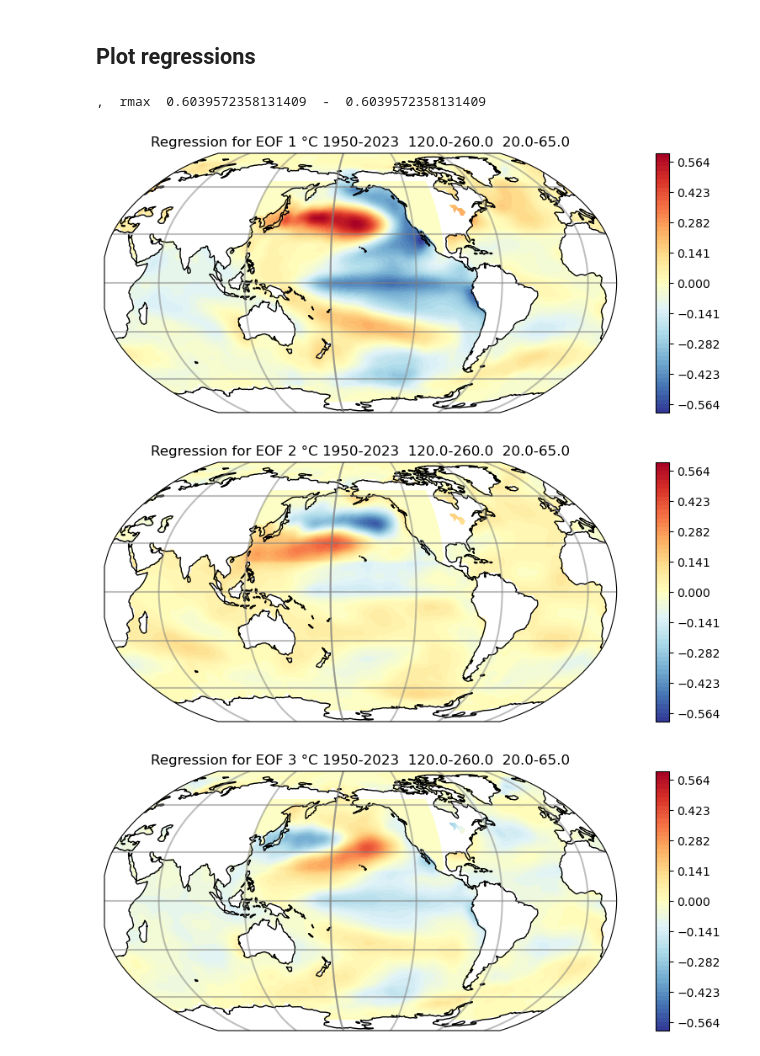
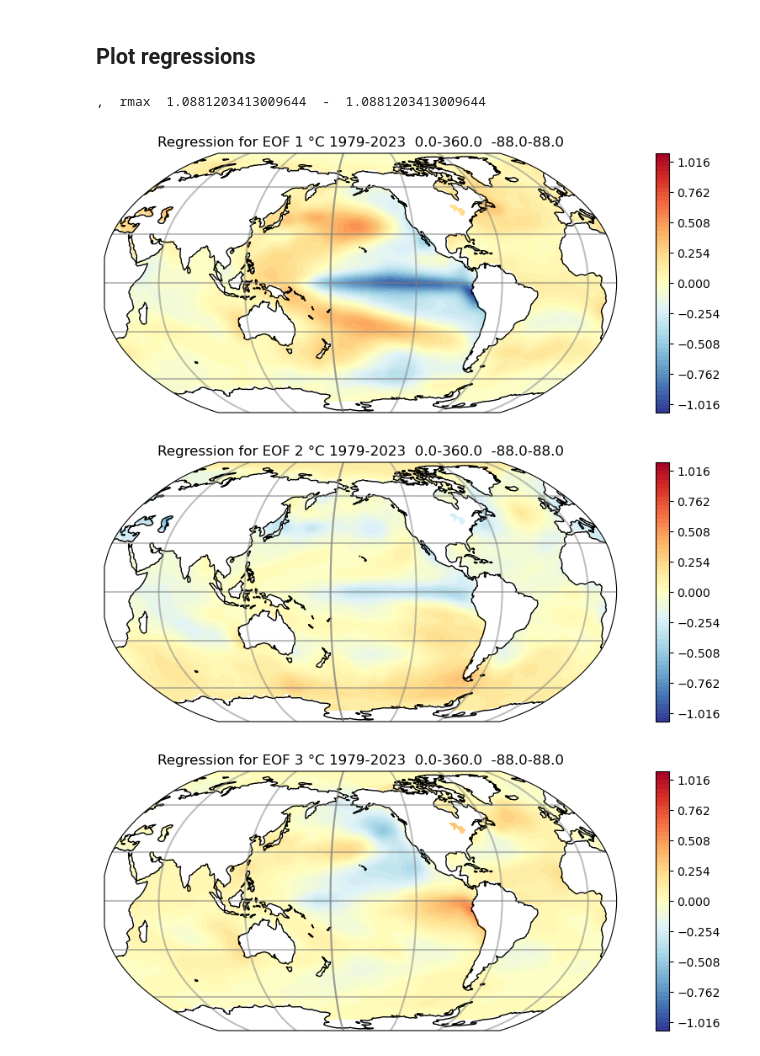
Before and after one commit to liamkirkpatrick/atm552_hw5, a Jupyter notebook: global_mean.ipynb, the cells around one changed output. Cells and saved outputs as stored; diff of their text form; code cells hidden in the pictures.

```diff
--- a/global_mean.ipynb
+++ b/global_mean.ipynb
@@ -33,14 +33,14 @@ Intel MKL WARNING: Support of Intel(R) Streaming SIMD Extensions 4.2 (Intel(R) S
 
 This should be the only place we need to change things for the rest of the script
 # %%
-if False:
+if True:
     #  Global domain
     lat1=88.
     lat2=-88.
     lon1=0.
     lon2=360.
 
-if True:
+if False:
     # Traditional PDO region
     lat1=65.
     lat2=20.
@@ -48,7 +48,7 @@ if True:
     lon2=260.
 
 # set years to begin and end for climatology
-yrbeg = 1950
+yrbeg = 1979
 yrend = 2023
 
 #set the years for eof analysis
@@ -324,10 +312,15 @@ mnx = len(years)
 
 # Convert to numpy
 sstx = xr.DataArray.to_numpy(ssta)
-sstx[np.isnan(sstx)] = 0.0
 
 # convert into format for xarray
 sstx = np.reshape(sstx,(mnx,sstx.shape[1]*sstx.shape[2]))
+
+# Need to deal with the nan values that represent no land.
+# start by computing a nan mask
+nan_mask = np.isnan(sstx[0,:])
+# now remove all of those nan values
+sstx = sstx[:,~nan_mask]
 # %% [markdown]
 ## Now we can check autocorrelation and estimate decrees of freedom.
 # %%
@@ -455,45 +470,55 @@ shape regn  (4, 16020)
 ## Plot regressions
 # %%
 # contour plot some regressions
-mnames = ['JAN','FEB','MAR','APR','MAY','JUN','JUL','AUG','SEP','OCT','NOV','DEC']
-#col_map = 'coolwarm'
+
+# set colormaps
 col_mapc = 'RdYlBu_r'
 col_mapr = 'RdYlBu_r'
+
+# Loop through each PC
 for ip in range(0,pcmx):
+
+    # find appropreate regression for this PC
     regm1 = regm[ip,:,:]
+
     # here I am finding the maximum value, then I will fix the contours and colorbar to be constant across months
-
     if ip == 0:  # same contour interval for all plots
         rmax = np.nanmax(np.abs(regm1))
         nconts=60
         contr = np.linspace(-rmax,rmax,nconts+1)
         print(',  rmax ',rmax, ' - ',np.max(contr))
 
     # toggle True/False to plot maps of regressions
     if True:
+
         # here we extend the array by one, so there is no gap in the contours
         prcpmp = np.empty([latx,lonx+1])
         prcpm=regm1
         prcpmp[:,0:len(lon)]= prcpm
         prcpmp[:,len(lon+1)]= prcpm[:,0]
+
+        # make figure
         plt.figure(figsize=(12, 4), dpi=100)
+
+        # set up axes
         ax = plt.axes(projection=ccrs.Robinson(central_longitude=cent_lon))
 
-        #plt.contourf(lon, lat, rp[i,:,:], contr, cmap=col_mapr,
+        # Plot data
         plt.contourf(lonp, lat, prcpmp, contr, cmap=col_mapr,
              transform=ccrs.PlateCarree())
+
+        # add gridlines
         gl = ax.gridlines(crs=ccrs.PlateCarree(), draw_labels=False,
                   linewidth=1.5, color='gray', alpha=0.5, linestyle='-')
+
+        # housekeeping
         ax.coastlines()
         plt.colorbar()
-        #plt.clim(contr[0],contr[nconts-1])
-        #plt.title('Regression for ' + mnames[i] + ' \N{DEGREE SIGN}C')
         plt.title('Regression for EOF ' + str(ip+1) + ' \N{DEGREE SIGN}C ' + str(yra) + '-' + str(yrb) + '  ' + str(lon1) + '-' + str(lon2) + '  ' + str(lat2) +'-' \
               + str(lat1) )
-        #plt.colorbar(location='bottom')
         plt.show()
 # %% [output]
-,  rmax  0.6039572358131409  -  0.6039572358131409
+,  rmax  1.0881203413009644  -  1.0881203413009644
-[figure, old version]
+[figure, new version]
-[figure, old version]
+[figure, new version]
-[figure, old version]
+[figure, new version]
```
Also changed, not shown: parts of 13 cells of this notebook, 2 other files.
